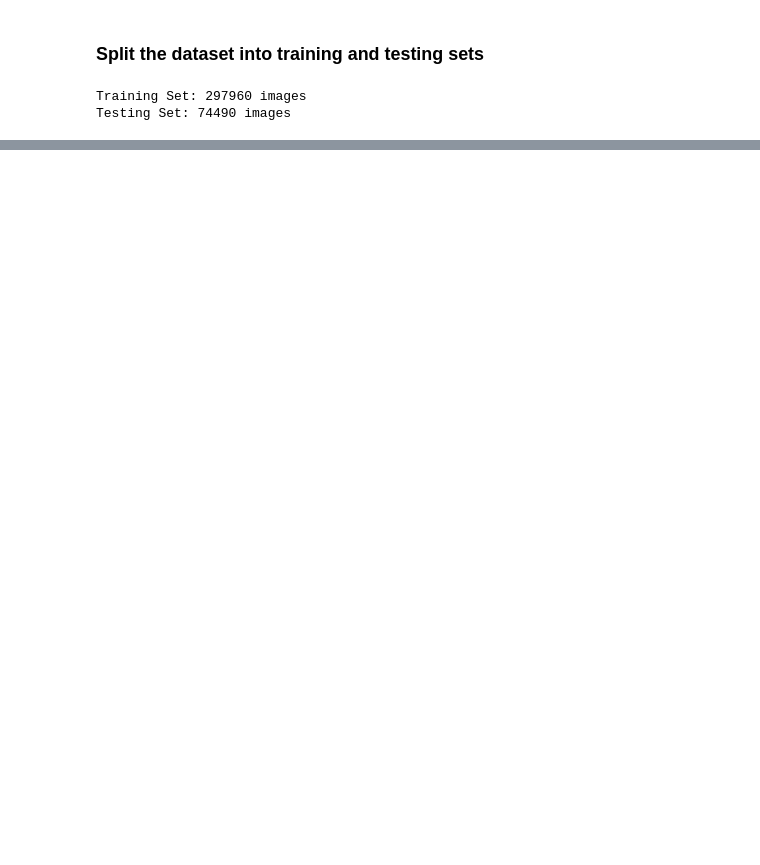
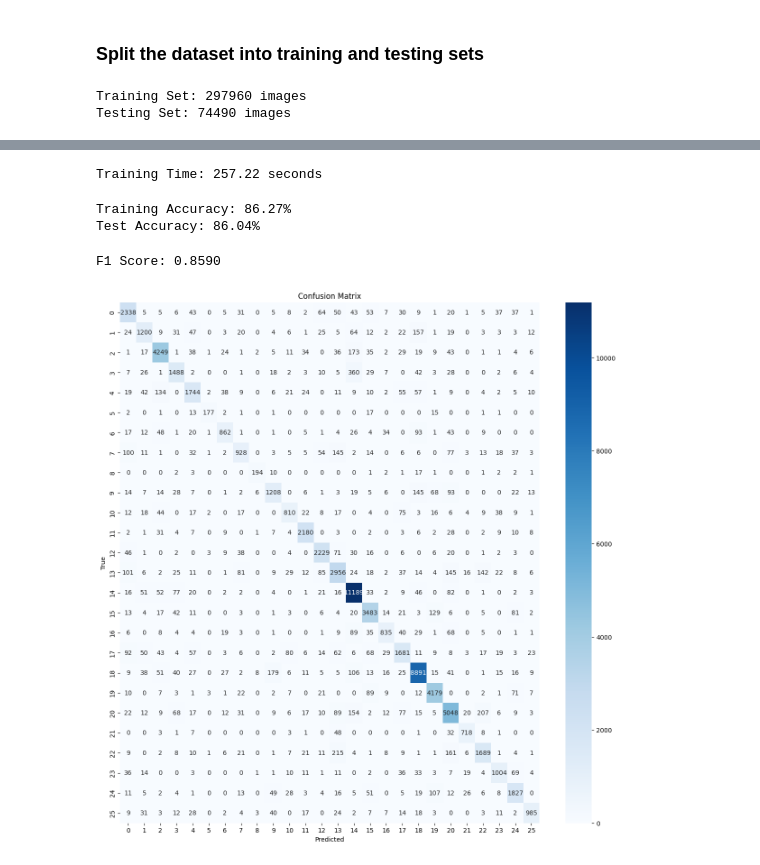
Before and after one commit to iSeFz/ML_Project, a Jupyter notebook: main.ipynb, the cells around one changed output, grey strips where cells are left out. Cells and saved outputs as stored; diff of their text form; code cells hidden in the pictures; blank space fills up the shorter version.

```diff
--- a/main.ipynb
+++ b/main.ipynb
@@ -95,0 +103,3 @@ Testing Set: 74490 images
+# %%
+X_train_flattened = X_train.reshape(X_train.shape[0], -1)  # Flatten images
+X_test_flattened = X_test.reshape(X_test.shape[0], -1)
@@ -95,0 +149,40 @@ Testing Set: 74490 images
+# %%
+num_labels = 26
+lambda_reg = 0.01
+max_iters = 40
+# %%
+# Train the model
+all_theta = one_vs_all(X_train_flattened, y_train, num_labels=num_labels, lambd=lambda_reg, max_iters=max_iters)
+# %% [output]
+Training Time: 257.22 seconds
+# %%
+# Predict on the training and test set
+y_train_pred = predict_one_vs_all(all_theta, X_train_flattened)
+y_test_pred = predict_one_vs_all(all_theta, X_test_flattened)
+# %%
+# Calculate accuracy for training and test set
+train_accuracy = np.mean(y_train_pred == y_train) * 100
+test_accuracy = np.mean(y_test_pred == y_test) * 100
+print(f"Training Accuracy: {train_accuracy:.2f}%")
+print(f"Test Accuracy: {test_accuracy:.2f}%")
+# %% [output]
+Training Accuracy: 86.27%
+Test Accuracy: 86.04%
+# %%
+# Generate confusion matrix
+conf_matrix = confusion_matrix(y_test, y_test_pred)
+
+# Calculate F1-Score
+f1 = f1_score(y_test, y_test_pred, average='weighted')
+print(f"F1 Score: {f1:.4f}")
+
+# Plot Confusion Matrix
+plt.figure(figsize=(15, 15))
+sns.heatmap(conf_matrix, annot=True, fmt="d", cmap="Blues", xticklabels=np.unique(labels), yticklabels=np.unique(labels))
+plt.title("Confusion Matrix")
+plt.xlabel("Predicted")
+plt.ylabel("True")
+plt.show()
+# %% [output]
+F1 Score: 0.8590
+[figure, added]
```
Also changed, not shown: parts of 8 cells of this notebook, 1 other file.
